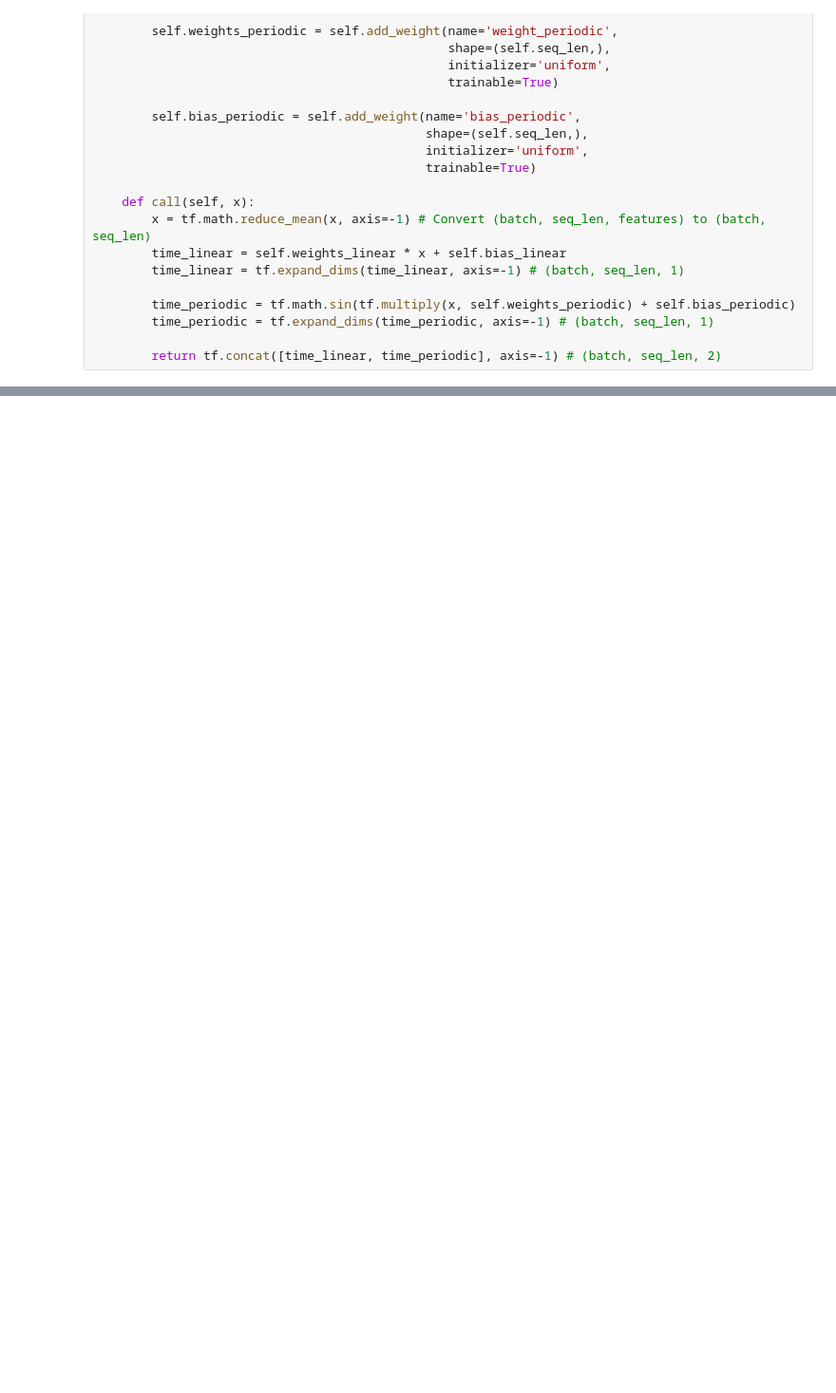
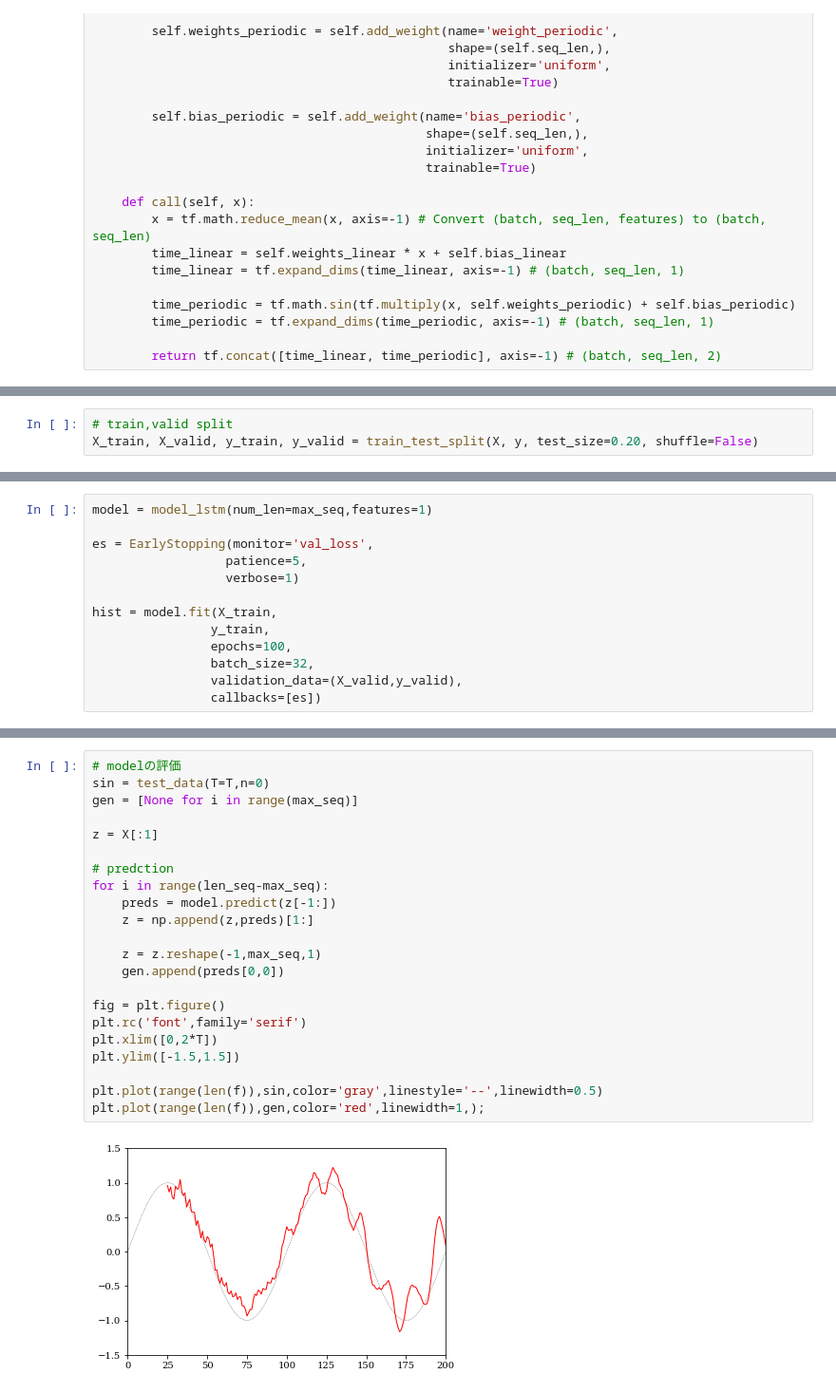
Before and after one commit to kazukim10/Code_Scrach, a Jupyter notebook: Time_Embeddings.ipynb, the cells around one changed output, grey strips where cells are left out. Shown: that part at 95% size. Cells and saved outputs as stored; diff of their text form; blank space fills up the shorter version.

```diff
--- a/Time_Embeddings.ipynb
+++ b/Time_Embeddings.ipynb
@@ -57,0 +101,3 @@ class Time2Vector(Layer):
+# %%
+# train,valid split
+X_train, X_valid, y_train, y_valid = train_test_split(X, y, test_size=0.20, shuffle=False)
@@ -57,0 +120,13 @@ class Time2Vector(Layer):
+# %%
+model = model_lstm(num_len=max_seq,features=1)
+
+es = EarlyStopping(monitor='val_loss',
+                  patience=5,
+                  verbose=1)
+
+hist = model.fit(X_train,
+                y_train,
+                epochs=100,
+                batch_size=32,
+                validation_data=(X_valid,y_valid),
+                callbacks=[es])
@@ -57,0 +151,24 @@ class Time2Vector(Layer):
+# %%
+# modelの評価
+sin = test_data(T=T,n=0)
+gen = [None for i in range(max_seq)]
+
+z = X[:1]
+
+# predction
+for i in range(len_seq-max_seq):
+    preds = model.predict(z[-1:])
+    z = np.append(z,preds)[1:]
+
+    z = z.reshape(-1,max_seq,1)
+    gen.append(preds[0,0])
+
+fig = plt.figure()
+plt.rc('font',family='serif')
+plt.xlim([0,2*T])
+plt.ylim([-1.5,1.5])
+
+plt.plot(range(len(f)),sin,color='gray',linestyle='--',linewidth=0.5)
+plt.plot(range(len(f)),gen,color='red',linewidth=1,);
+# %% [output]
+[figure, added]
```
Also changed, not shown: parts of 9 cells of this notebook.
